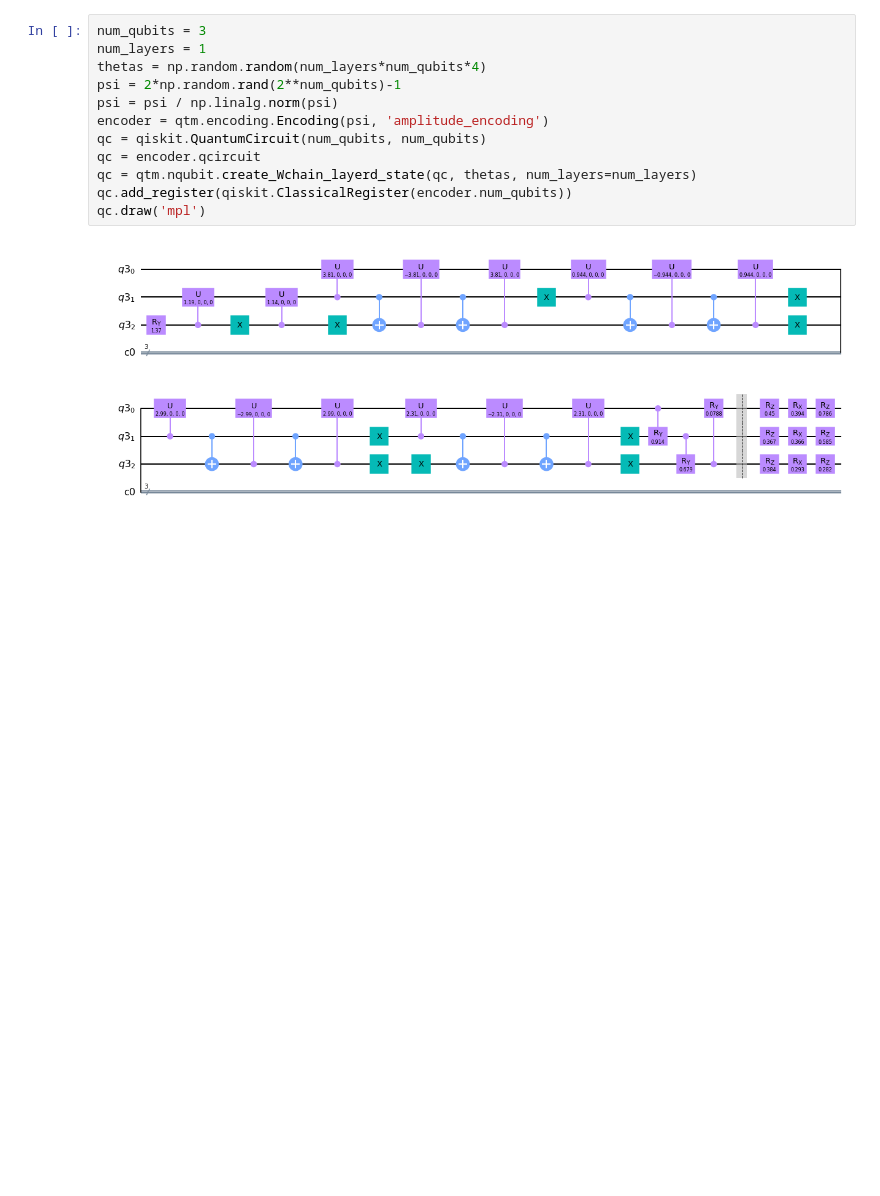
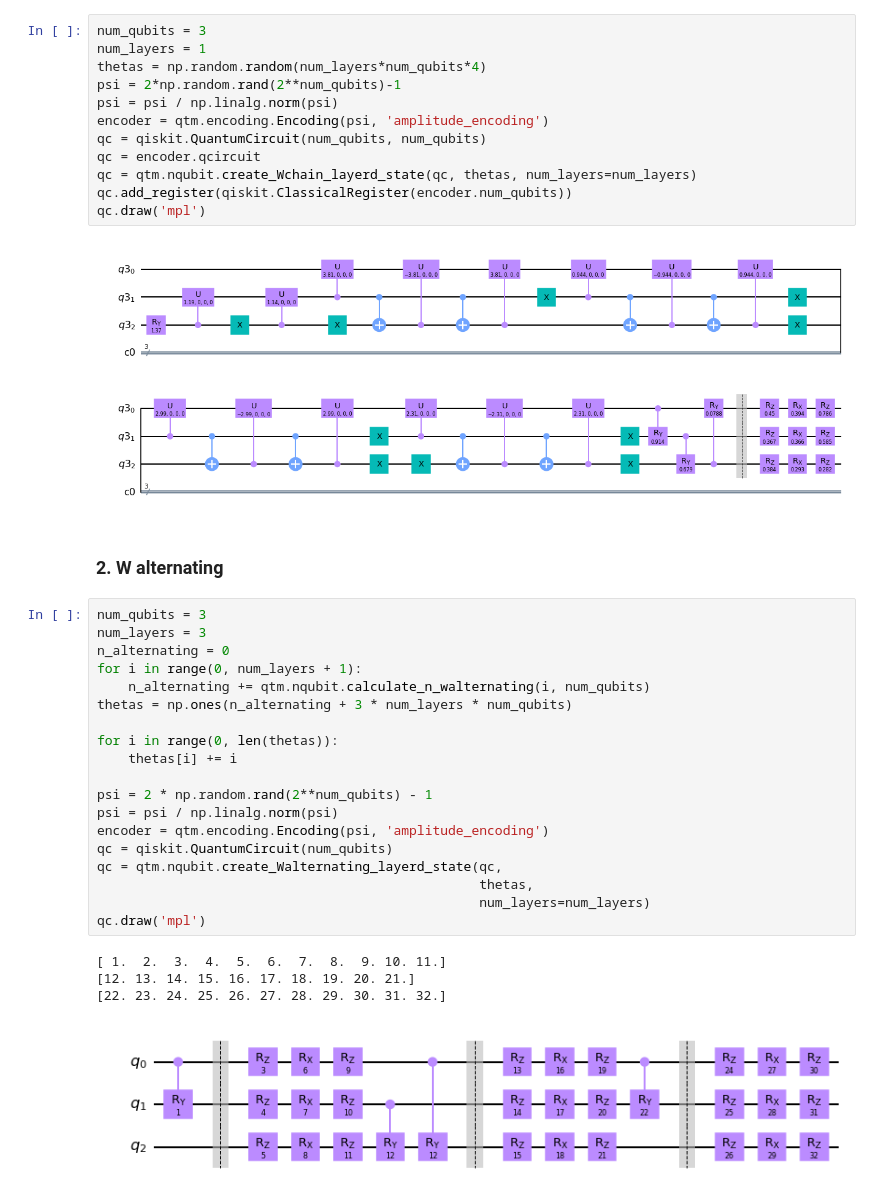
Before and after one commit to vutuanhai237/UC-VQA, a Jupyter notebook: codes/tomography/compare_W.ipynb, the cells around one changed output. Drawn from its saved outputs; the diff is of its cells as text; blank space fills up the shorter version.

```diff
--- a/codes/tomography/compare_W.ipynb
+++ b/codes/tomography/compare_W.ipynb
@@ -121,3 +106,29 @@ qc.add_register(qiskit.ClassicalRegister(encoder.num_qubits))
 qc.draw('mpl')
 # %% [output]
 [figure]
+# %% [markdown]
+### 2. W alternating
+# %%
+num_qubits = 3
+num_layers = 3
+n_alternating = 0
+for i in range(0, num_layers + 1):
+    n_alternating += qtm.nqubit.calculate_n_walternating(i, num_qubits)
+thetas = np.ones(n_alternating + 3 * num_layers * num_qubits)
+
+for i in range(0, len(thetas)):
+    thetas[i] += i
+
+psi = 2 * np.random.rand(2**num_qubits) - 1
+psi = psi / np.linalg.norm(psi)
+encoder = qtm.encoding.Encoding(psi, 'amplitude_encoding')
+qc = qiskit.QuantumCircuit(num_qubits)
+qc = qtm.nqubit.create_Walternating_layerd_state(qc,
+                                                 thetas,
+                                                 num_layers=num_layers)
+qc.draw('mpl')
+# %% [output]
+[ 1.  2.  3.  4.  5.  6.  7.  8.  9. 10. 11.]
+[12. 13. 14. 15. 16. 17. 18. 19. 20. 21.]
+[22. 23. 24. 25. 26. 27. 28. 29. 30. 31. 32.]
+[figure, added]
```
Also changed, not shown: parts of 18 cells of this notebook, 38 other files.
